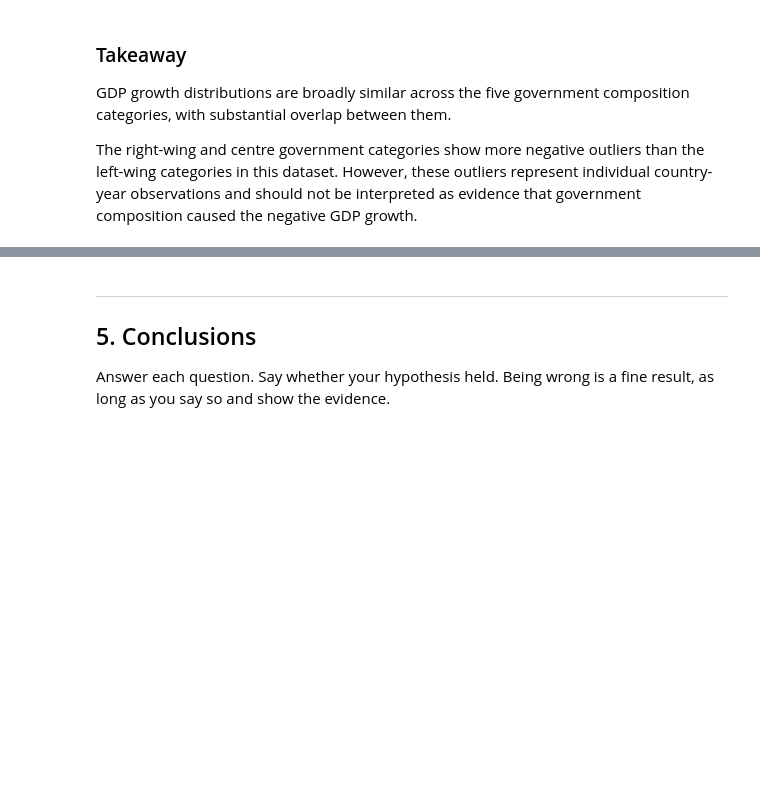
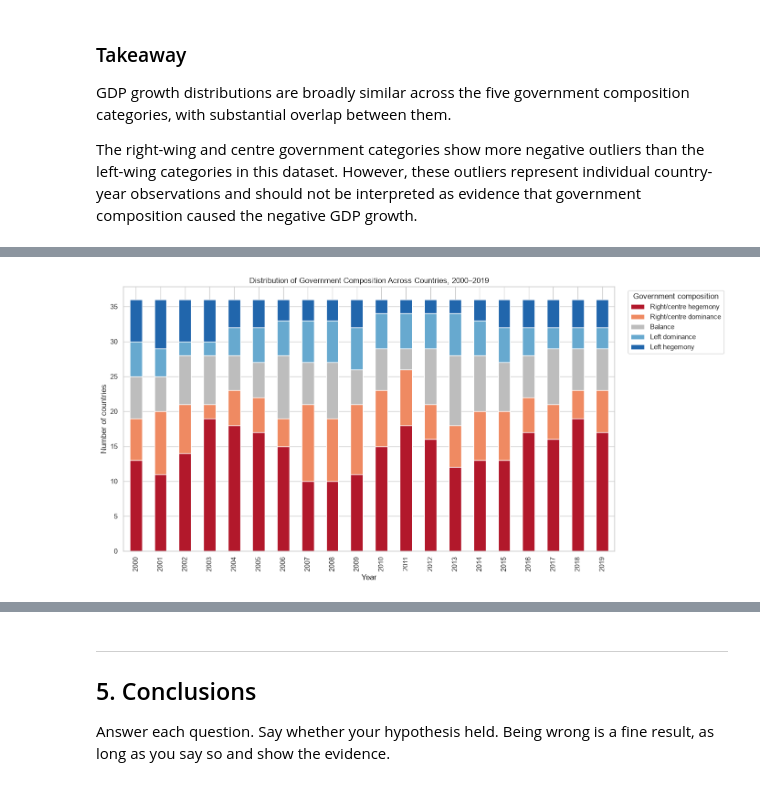
Before and after one commit to rekha-cyber/rekha_branch, a Jupyter notebook: notebooks/03_hypothesis_and_visualization.ipynb, the cells around one changed output, grey strips where cells are left out. Cells and saved outputs as stored; diff of their text form; code cells hidden in the pictures; blank space fills up the shorter version.

```diff
--- a/notebooks/03_hypothesis_and_visualization.ipynb
+++ b/notebooks/03_hypothesis_and_visualization.ipynb
@@ -502,0 +527,8 @@ as evidence that government composition caused the negative GDP growth.
+# %%
+party_pivot = party_over_time.pivot(
+    index="year",
+    columns="government_type_id",
+    values="countries"
+).fillna(0)
+
+party_pivot.head()
@@ -502,0 +543,29 @@ as evidence that government composition caused the negative GDP growth.
+# %%
+party_pivot.plot(
+    kind="bar",
+    stacked=True,
+    figsize=(14, 7),
+    color=colors
+)
+
+plt.xlabel("Year")
+plt.ylabel("Number of countries")
+plt.title("Distribution of Government Composition Across Countries, 2000–2019")
+
+plt.legend(
+    [
+        "Right/centre hegemony",
+        "Right/centre dominance",
+        "Balance",
+        "Left dominance",
+        "Left hegemony"
+    ],
+    title="Government composition",
+    bbox_to_anchor=(1.02, 1),
+    loc="upper left"
+)
+
+plt.tight_layout()
+plt.show()
+# %% [output]
+[figure, added]
```
Also changed, not shown: parts of 28 cells of this notebook, 2 other files.
